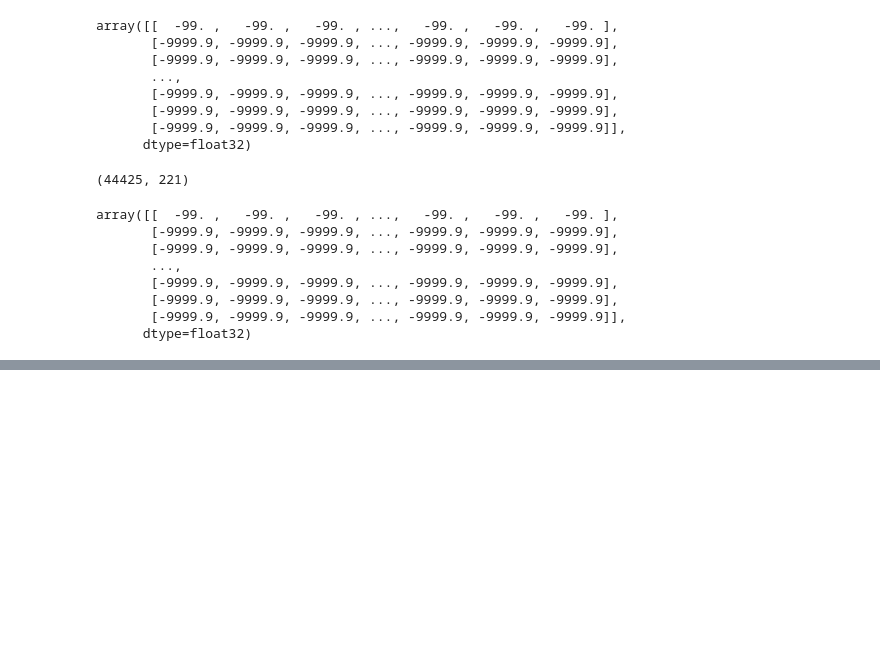
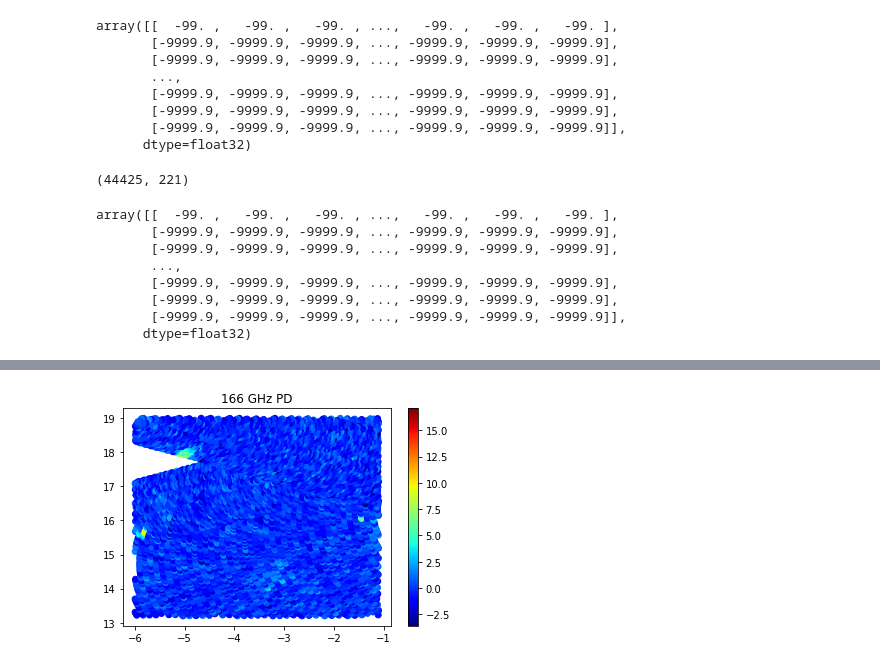
Before and after one commit to SD325/NASA_Internship_2020, a Jupyter notebook: NASA_Initial_Data_Exploration.ipynb, the cells around one changed output, grey strips where cells are left out. Saved outputs shown, nothing was run; the diff lists cells and outputs as text; code cells hidden in the pictures; blank space fills up the shorter version.

```diff
--- a/NASA_Initial_Data_Exploration.ipynb
+++ b/NASA_Initial_Data_Exploration.ipynb
@@ -256 +284,8 @@ lat, lon, counts = get_heatmap_points([-5.0, -2.1], [14.2, 18.0], PD['166.0'])
+# %%
+plt.scatter(lat, lon, c=counts[1], cmap=plt.get_cmap("jet"))
+plt.colorbar()
+plt.title("166 GHz PD")
+plt.show()
+# %% [output]
+[figure, added]
 # %%
```
Also changed, not shown: parts of 20 cells of this notebook.
